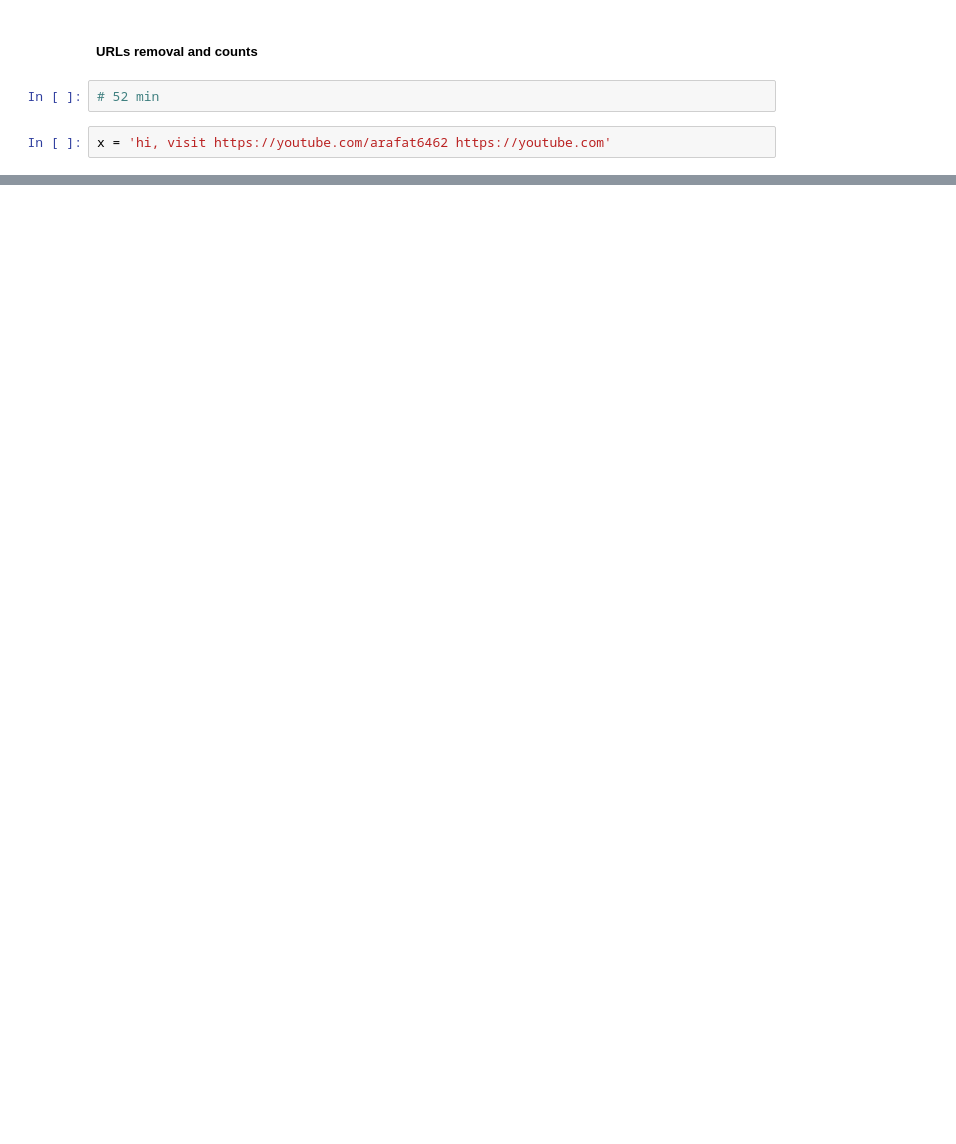
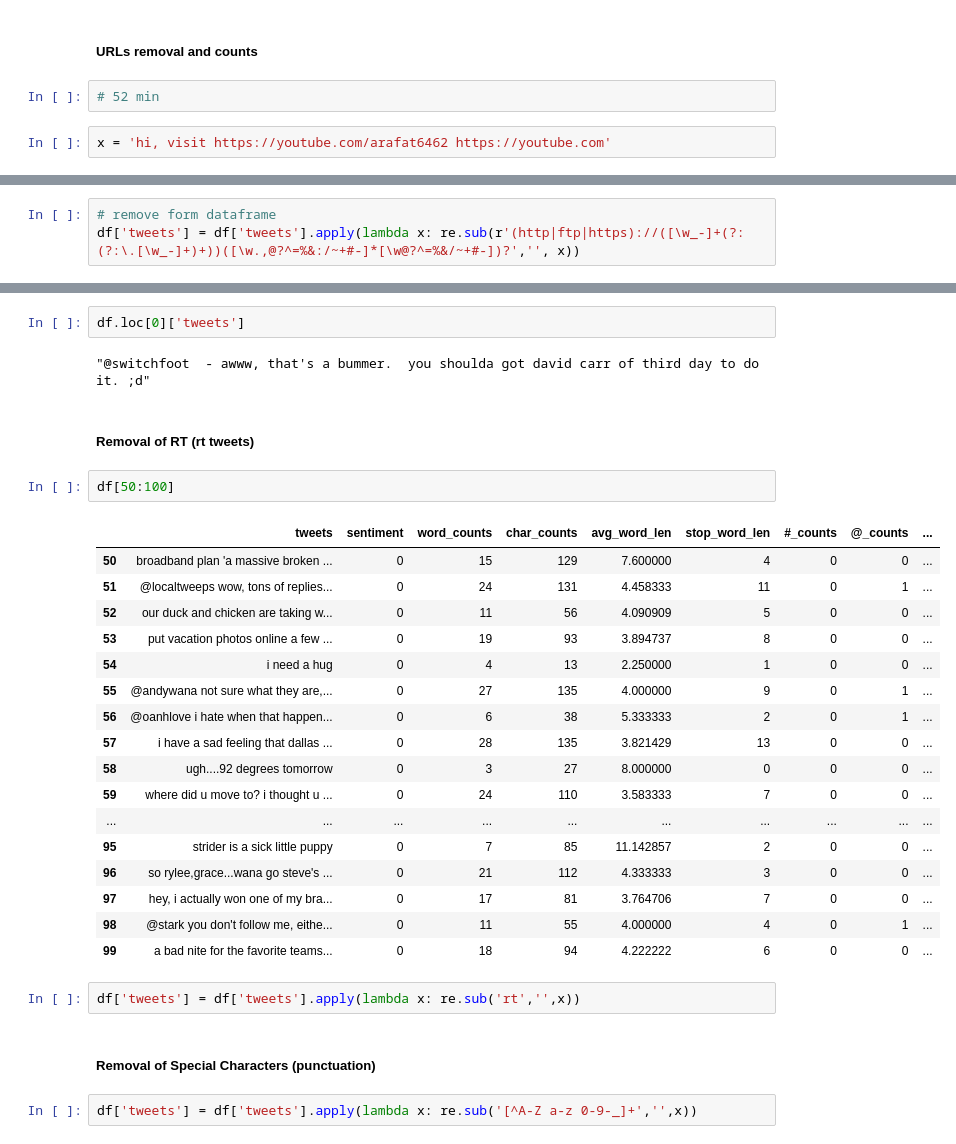
Before and after one commit to Arafat6462/NLP, a Jupyter notebook: Spacy Preprocessing.ipynb, the cells around one changed output, grey strips where cells are left out. Drawn from its saved outputs; the diff is of its cells as text; blank space fills up the shorter version.

```diff
--- a/Spacy Preprocessing.ipynb
+++ b/Spacy Preprocessing.ipynb
@@ -392,0 +397,3 @@ df.head()
+# %%
+# remove form dataframe
+df['tweets'] = df['tweets'].apply(lambda x: re.sub(r'(http|ftp|https)://([\w_-]+(?:(?:\.[\w_-]+)+))([\w.,@?^=%&:/~+#-]*[\w@?^=%&/~+#-])?','', x))
@@ -392,0 +409,32 @@ df.head()
+# %%
+df.loc[0]['tweets']
+# %% [output]
+"@switchfoot  - awww, that's a bummer.  you shoulda got david carr of third day to do it. ;d"
+# %% [markdown]
+##### Removal of RT (rt tweets)
+# %%
+df[50:100]
+# %% [output]
+|  | tweets | sentiment | word_counts | char_counts | avg_word_len | stop_word_len | #_counts | @_counts | ... |
+| 50 | broadband plan 'a massive broken ... | 0 | 15 | 129 | 7.600000 | 4 | 0 | 0 | ... |
+| 51 | @localtweeps wow, tons of replies... | 0 | 24 | 131 | 4.458333 | 11 | 0 | 1 | ... |
+| 52 | our duck and chicken are taking w... | 0 | 11 | 56 | 4.090909 | 5 | 0 | 0 | ... |
+| 53 | put vacation photos online a few ... | 0 | 19 | 93 | 3.894737 | 8 | 0 | 0 | ... |
+| 54 | i need a hug | 0 | 4 | 13 | 2.250000 | 1 | 0 | 0 | ... |
+| 55 | @andywana not sure what they are,... | 0 | 27 | 135 | 4.000000 | 9 | 0 | 1 | ... |
+| 56 | @oanhlove i hate when that happen... | 0 | 6 | 38 | 5.333333 | 2 | 0 | 1 | ... |
+| 57 | i have a sad feeling that dallas ... | 0 | 28 | 135 | 3.821429 | 13 | 0 | 0 | ... |
+| 58 | ugh....92 degrees tomorrow | 0 | 3 | 27 | 8.000000 | 0 | 0 | 0 | ... |
+| 59 | where did u move to? i thought u ... | 0 | 24 | 110 | 3.583333 | 7 | 0 | 0 | ... |
+| ... | ... | ... | ... | ... | ... | ... | ... | ... | ... |
+| 95 | strider is a sick little puppy | 0 | 7 | 85 | 11.142857 | 2 | 0 | 0 | ... |
+| 96 | so rylee,grace...wana go steve's ... | 0 | 21 | 112 | 4.333333 | 3 | 0 | 0 | ... |
+| 97 | hey, i actually won one of my bra... | 0 | 17 | 81 | 3.764706 | 7 | 0 | 0 | ... |
+| 98 | @stark you don't follow me, eithe... | 0 | 11 | 55 | 4.000000 | 4 | 0 | 1 | ... |
+| 99 | a bad nite for the favorite teams... | 0 | 18 | 94 | 4.222222 | 6 | 0 | 0 | ... |
+# %%
+df['tweets'] = df['tweets'].apply(lambda x: re.sub('rt','',x))
+# %% [markdown]
+##### Removal of Special Characters (punctuation)
+# %%
+df['tweets'] = df['tweets'].apply(lambda x: re.sub('[^A-Z a-z 0-9-_]+','',x))
```
Also changed, not shown: parts of 160 cells of this notebook.
